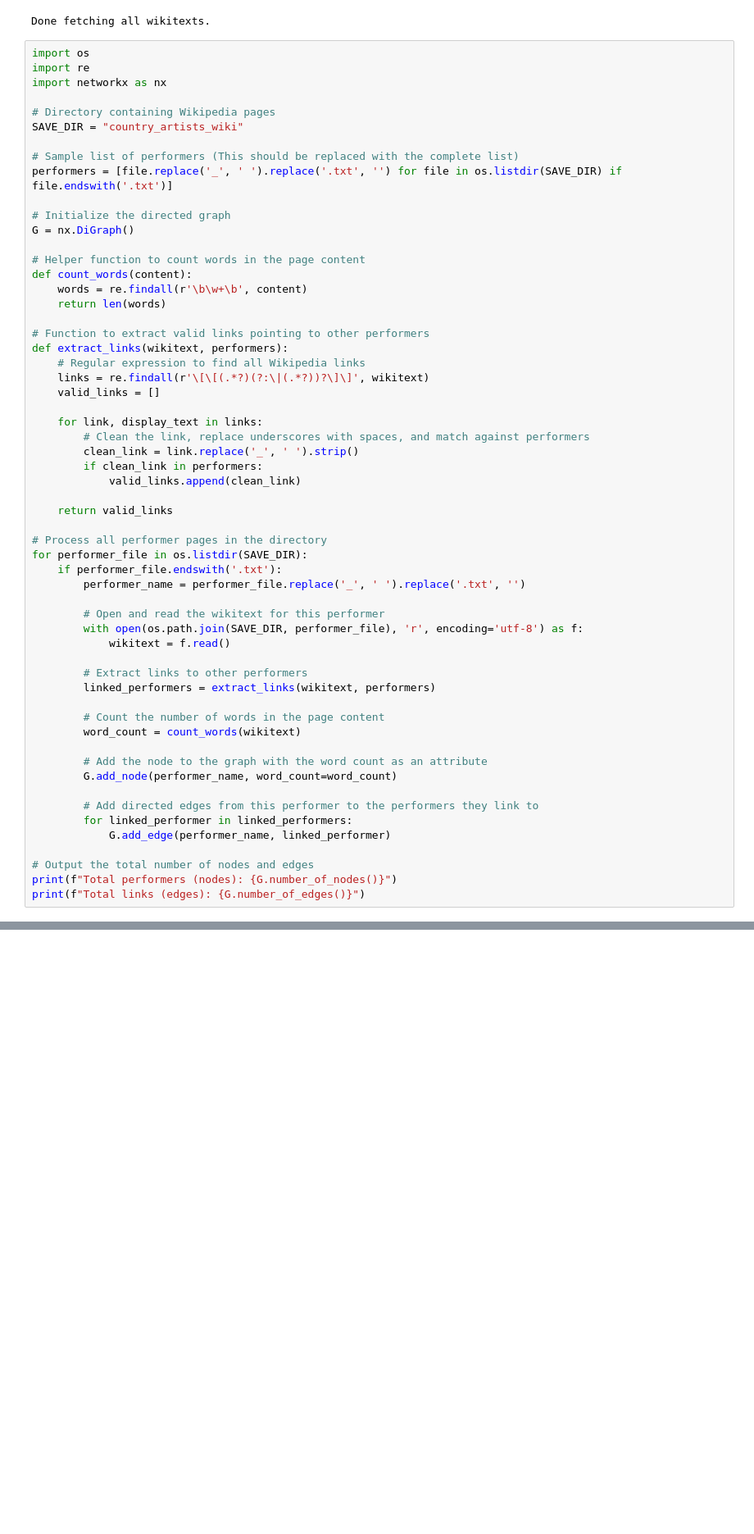
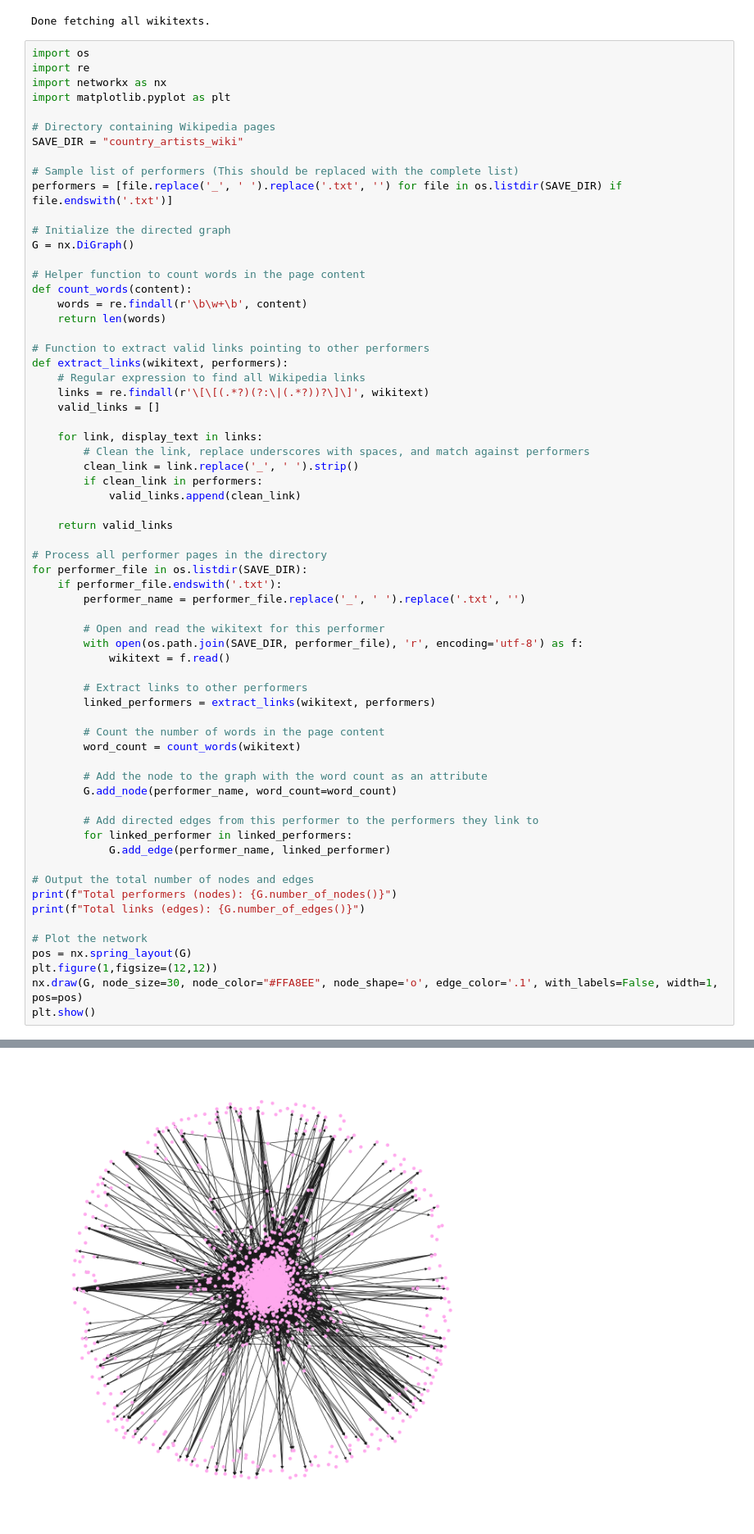
Before and after one commit to nereaSuacab/socialGraphs_fall24, a Jupyter notebook: week4_nerea.ipynb, the cells around one changed output, grey strips where cells are left out. Shown at 82% size. Drawn from its saved outputs; the diff is of its cells as text; blank space fills up the shorter version.

```diff
--- a/week4_nerea.ipynb
+++ b/week4_nerea.ipynb
@@ -75,6 +75,7 @@ Done fetching all wikitexts.
 import os
 import re
 import networkx as nx
+import matplotlib.pyplot as plt
 
 # Directory containing Wikipedia pages
 SAVE_DIR = "country_artists_wiki"
@@ -105,33 +106,40 @@ def extract_links(wikitext, performers):
     return valid_links
 
 # Process all performer pages in the directory
 for performer_file in os.listdir(SAVE_DIR):
     if performer_file.endswith('.txt'):
         performer_name = performer_file.replace('_', ' ').replace('.txt', '')
 
         # Open and read the wikitext for this performer
         with open(os.path.join(SAVE_DIR, performer_file), 'r', encoding='utf-8') as f:
             wikitext = f.read()
 
         # Extract links to other performers
         linked_performers = extract_links(wikitext, performers)
 
         # Count the number of words in the page content
         word_count = count_words(wikitext)
 
         # Add the node to the graph with the word count as an attribute
         G.add_node(performer_name, word_count=word_count)
 
         # Add directed edges from this performer to the performers they link to
         for linked_performer in linked_performers:
             G.add_edge(performer_name, linked_performer)
 
 # Output the total number of nodes and edges
 print(f"Total performers (nodes): {G.number_of_nodes()}")
 print(f"Total links (edges): {G.number_of_edges()}")
+
+# Plot the network
+pos = nx.spring_layout(G)
+plt.figure(1,figsize=(12,12))
+nx.draw(G, node_size=30, node_color="#FFA8EE", node_shape='o', edge_color='.1', with_labels=False, width=1, pos=pos)
+plt.show()
 # %% [output]
 Total performers (nodes): 2098
 Total links (edges): 17670
+[figure, added]
 # %%
 # Remove disconnected nodes
 disconnected_nodes = [node for node in G.nodes if G.degree(node) == 0]
```
Also changed, not shown: parts of 2 cells of this notebook, 1 other file.
